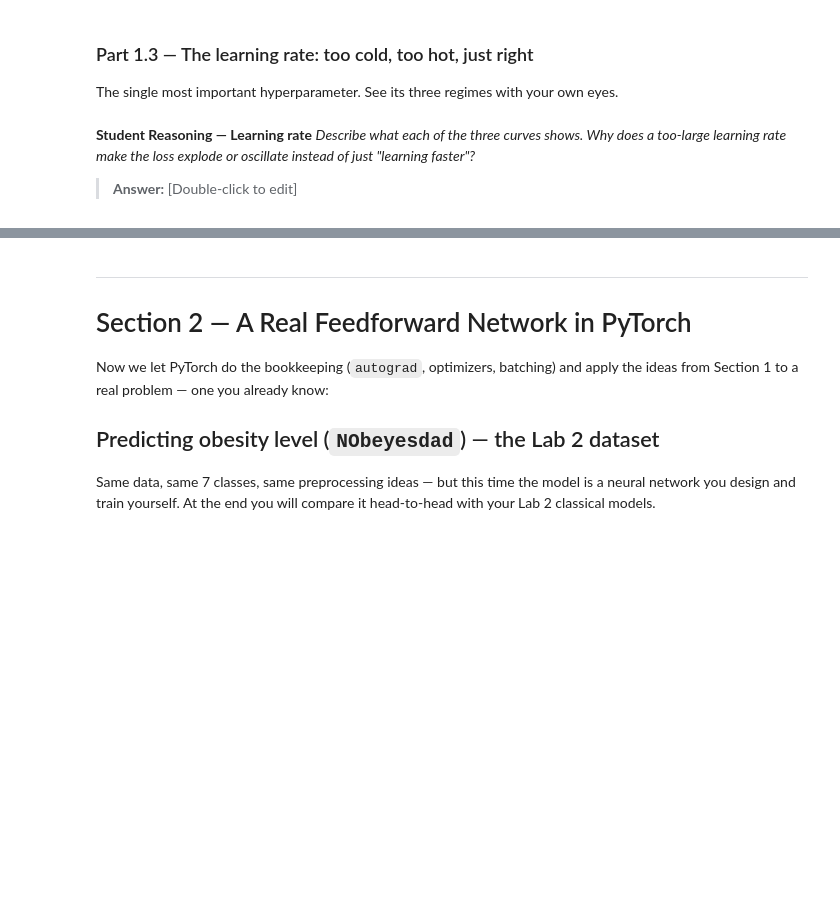
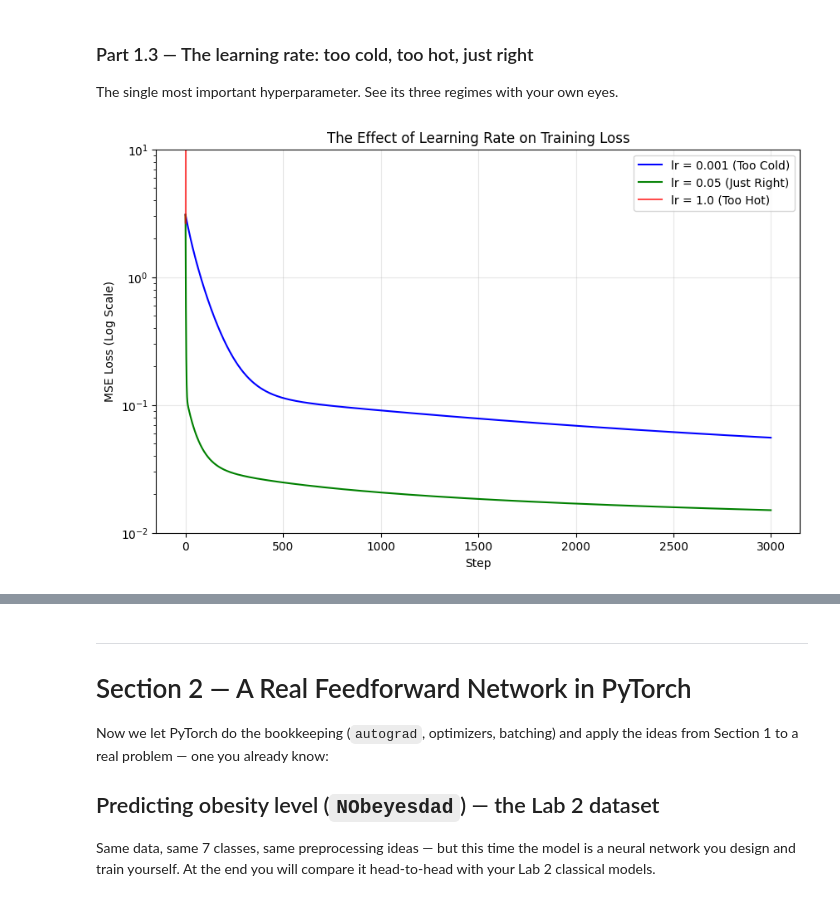
Before and after one commit to Burkifa23/kwizeramugwaneza_frank_lab3, a Jupyter notebook: Lab_3.ipynb, the cells around one changed output, grey strips where cells are left out. Saved outputs shown, nothing was run; the diff lists cells and outputs as text; code cells hidden in the pictures; blank space fills up the shorter version.

```diff
--- a/Lab_3.ipynb
+++ b/Lab_3.ipynb
@@ -256,6 +248,66 @@ The single most important hyperparameter. See its three regimes with your own ey
-# %% [markdown]
-**Student Reasoning — Learning rate**
-_Describe what each of the three curves shows. Why does a too-large learning rate make the
-loss explode or oscillate instead of just "learning faster"?_
-
-> **Answer:** [Double-click to edit]
+# %%
+# Reshaped
+X = x.reshape(-1, 1)
+Y = y.reshape(-1, 1)
+
+
+def train_toy(lr):
+    np.random.seed(42)
+
+    W1 = np.random.randn(1, 8) * 0.5
+    b1 = np.zeros(8)
+    W2 = np.random.randn(8, 1) * 0.5
+    b2 = np.zeros(1)
+
+    losses = []
+
+    for i in range(3000):
+        # Forward pass (with tanh)
+        z1 = X @ W1 + b1
+        h = np.tanh(z1)
+        y_hat = h @ W2 + b2
+
+        loss = np.mean((y_hat - Y) ** 2)
+        losses.append(loss)
+
+        # Backward pass
+        d_yhat = 2 * (y_hat - Y) / len(Y)
+        dW2 = h.T @ d_yhat
+        db2 = d_yhat.sum(axis=0)
+        dh = d_yhat @ W2.T
+        dz1 = dh * (1 - np.tanh(z1) ** 2)
+        dW1 = X.T @ dz1
+        db1 = dz1.sum(axis=0)
+
+        # Parameter update
+        W1 -= lr * dW1
+        b1 -= lr * db1
+        W2 -= lr * dW2
+        b2 -= lr * db2
+
+    return losses
+
+
+# Train lr=0.001
+losses_slow = train_toy(lr=0.001)
+# Train lr=0.05
+losses_good = train_toy(lr=0.05)
+# Train lr=1.0
+losses_fast = train_toy(lr=1.0)
+
+# As 1 Plot
+plt.figure(figsize=(10, 6))
+plt.plot(losses_slow, label="lr = 0.001 (Too Cold)", color="blue")
+plt.plot(losses_good, label="lr = 0.05 (Just Right)", color="green")
+plt.plot(losses_fast, label="lr = 1.0 (Too Hot)", color="red", alpha=0.7)
+
+plt.title("The Effect of Learning Rate on Training Loss")
+plt.xlabel("Step")
+plt.ylabel("MSE Loss (Log Scale)")
+plt.yscale("log")
+plt.ylim(1e-2, 10)
+plt.legend()
+plt.grid(True, alpha=0.3)
+plt.show()
+# %% [output]
+[figure, added]
```
Also changed, not shown: parts of 2 cells of this notebook, 1 other file.
